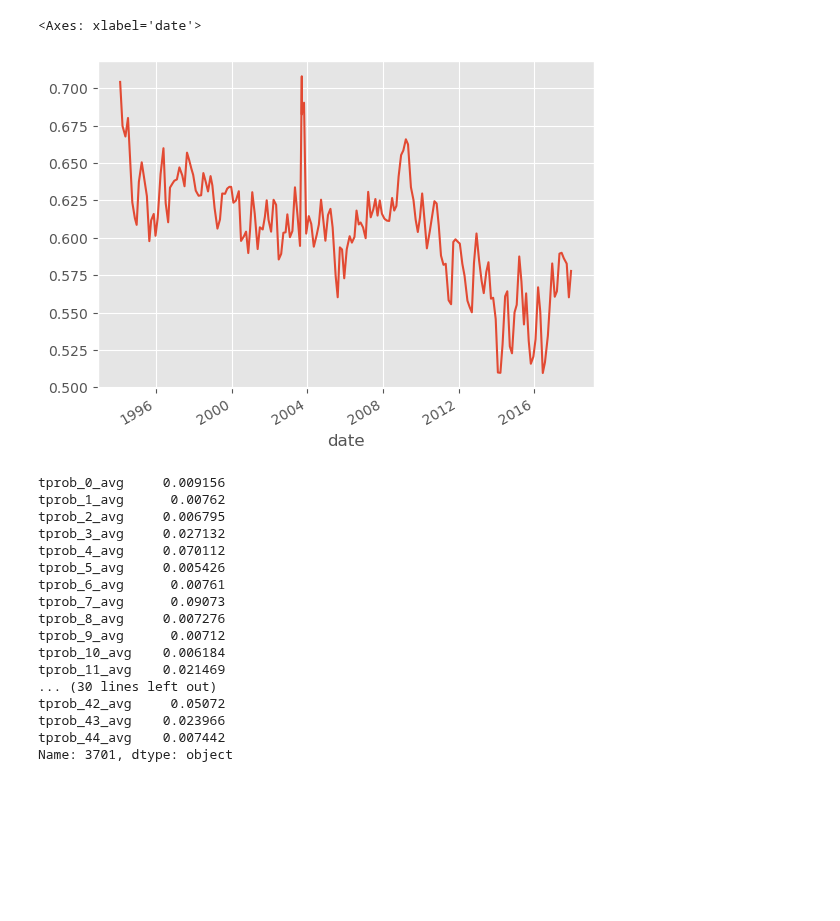
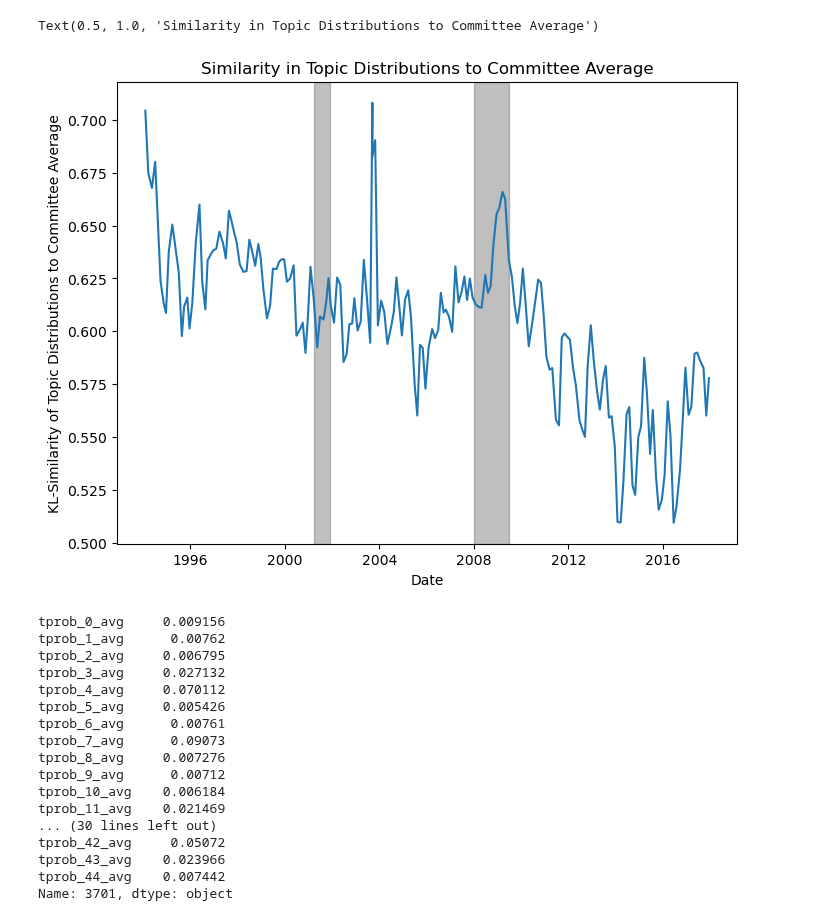
Before and after one commit to bendurham441/fed-nlp, a Jupyter notebook: conformity.ipynb, the cells around one changed output. Cells and saved outputs as stored; diff of their text form; code cells hidden in the pictures; blank space fills up the shorter version.

```diff
--- a/conformity.ipynb
+++ b/conformity.ipynb
@@ -57,12 +58,24 @@ def similarities(probs):
 fdf[['dpsim', 'bcsim', 'kl']] = fdf[trpob_cols + avg_tprob_cols].apply(similarities, axis=1)
 # %%
 fdf['date'] = pd.to_datetime(fdf['date'])
-# %%
-plt.style.use('ggplot')
-fdf.groupby('date')[['dpsim', 'bcsim', 'kl']].mean()['kl'].rolling('60D').mean().plot()
-# %% [output]
-<Axes: xlabel='date'>
-[figure, removed]
+# %%
+# plt.style.use('ggplot')
+
+fig, ax = plt.subplots(figsize=(8,6))
+new_df = fdf.groupby('date')[['dpsim', 'bcsim', 'kl']].mean().reset_index()
+ax.plot(new_df['date'], new_df.groupby('date')['kl'].mean().rolling('60D').mean())
+
+
+ax.axvspan('2001-04-01', '2001-11-30', color='gray', alpha=0.5)
+ax.axvspan('2008-01-01', '2009-06-30', color='gray', alpha=0.5)
+
+# ax.legend(['Below 25th Percentile Fed Experience', 'At or Above 25th Percentile Fed Experience'])
+ax.set_ylabel('KL-Similarity of Topic Distributions to Committee Average')
+ax.set_xlabel('Date')
+ax.set_title('Similarity in Topic Distributions to Committee Average')
+# %% [output]
+Text(0.5, 1.0, 'Similarity in Topic Distributions to Committee Average')
+[figure, added]
 # %%
 fdf[fdf['date'] == '2003-09-15'].loc[3701][avg_tprob_cols]
 # %% [output]
```
Also changed, not shown: parts of 9 cells of this notebook, 2 other files.
